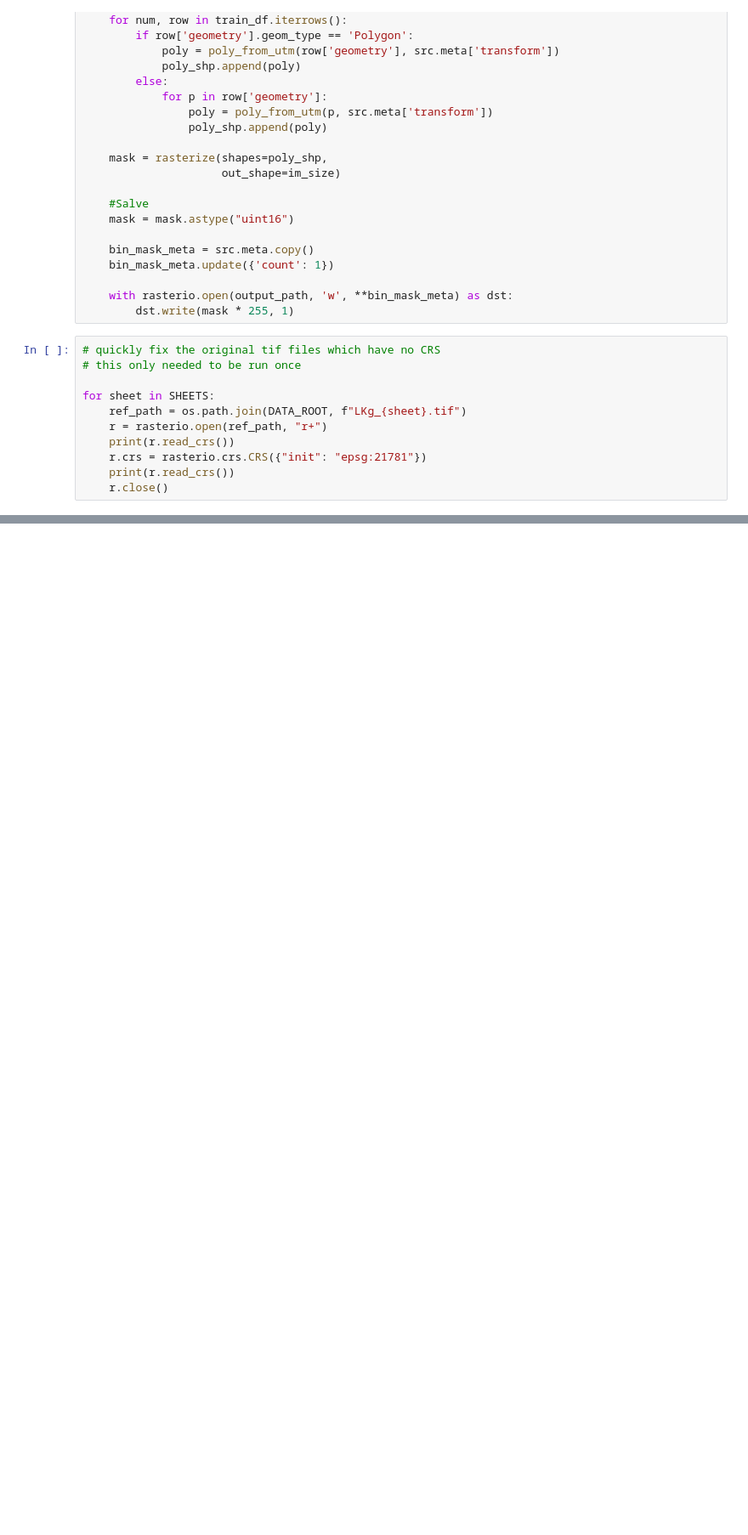
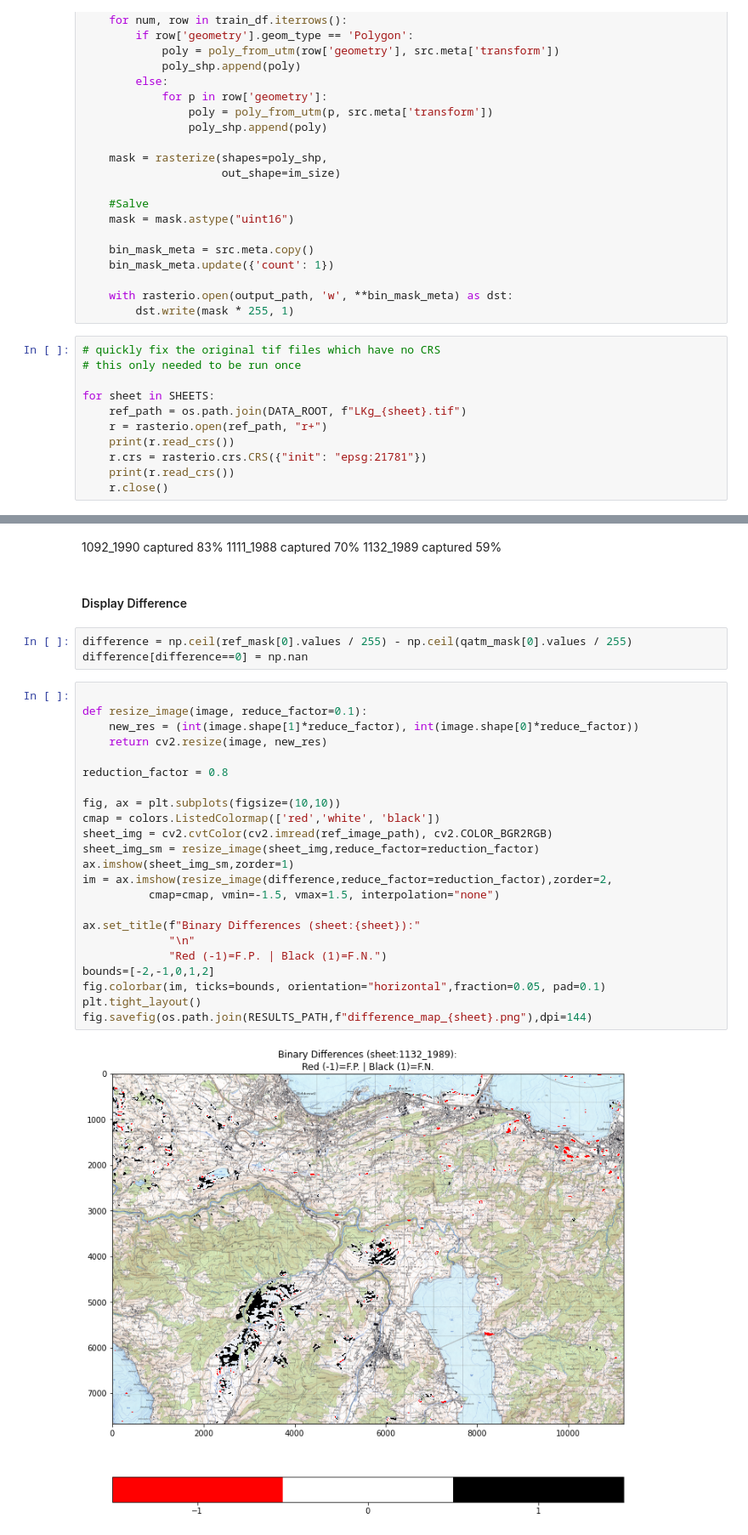
Before and after one commit to justinfmccarty/22spring_templatematching_carto, a Jupyter notebook: QATM/notebooks/01_evaluate_areas.ipynb, the cells around one changed output, grey strips where cells are left out. Shown at 85% size. Cells and saved outputs as stored; diff of their text form; blank space fills up the shorter version.

Commit message:
More Results

```diff
--- a/QATM/notebooks/01_evaluate_areas.ipynb
+++ b/QATM/notebooks/01_evaluate_areas.ipynb
@@ -114,0 +130,34 @@ qatm_mask = rxr.open_rasterio(output_qatm_mask_path)
+# %% [markdown]
+1092_1990 captured 83%
+1111_1988 captured 70%
+1132_1989 captured 59%
+# %% [markdown]
+#### Display Difference
+# %%
+difference = np.ceil(ref_mask[0].values / 255) - np.ceil(qatm_mask[0].values / 255)
+difference[difference==0] = np.nan
+# %%
+
+def resize_image(image, reduce_factor=0.1):
+    new_res = (int(image.shape[1]*reduce_factor), int(image.shape[0]*reduce_factor))
+    return cv2.resize(image, new_res)
+
+reduction_factor = 0.8
+
+fig, ax = plt.subplots(figsize=(10,10))
+cmap = colors.ListedColormap(['red','white', 'black'])
+sheet_img = cv2.cvtColor(cv2.imread(ref_image_path), cv2.COLOR_BGR2RGB)
+sheet_img_sm = resize_image(sheet_img,reduce_factor=reduction_factor)
+ax.imshow(sheet_img_sm,zorder=1)
+im = ax.imshow(resize_image(difference,reduce_factor=reduction_factor),zorder=2,
+          cmap=cmap, vmin=-1.5, vmax=1.5, interpolation="none")
+
+ax.set_title(f"Binary Differences (sheet:{sheet}):"
+             "\n"
+             "Red (-1)=F.P. | Black (1)=F.N.")
+bounds=[-2,-1,0,1,2]
+fig.colorbar(im, ticks=bounds, orientation="horizontal",fraction=0.05, pad=0.1)
+plt.tight_layout()
+fig.savefig(os.path.join(RESULTS_PATH,f"difference_map_{sheet}.png"),dpi=144)
+# %% [output]
+[figure, added]
```
Also changed, not shown: parts of 19 cells of this notebook, 9 other files.
